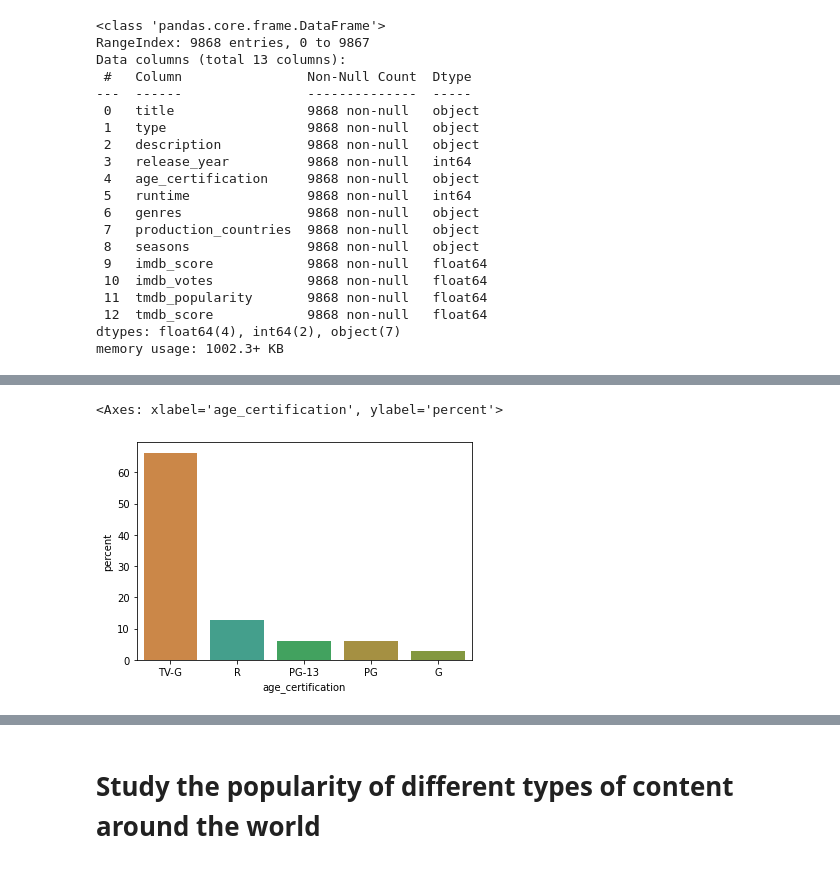
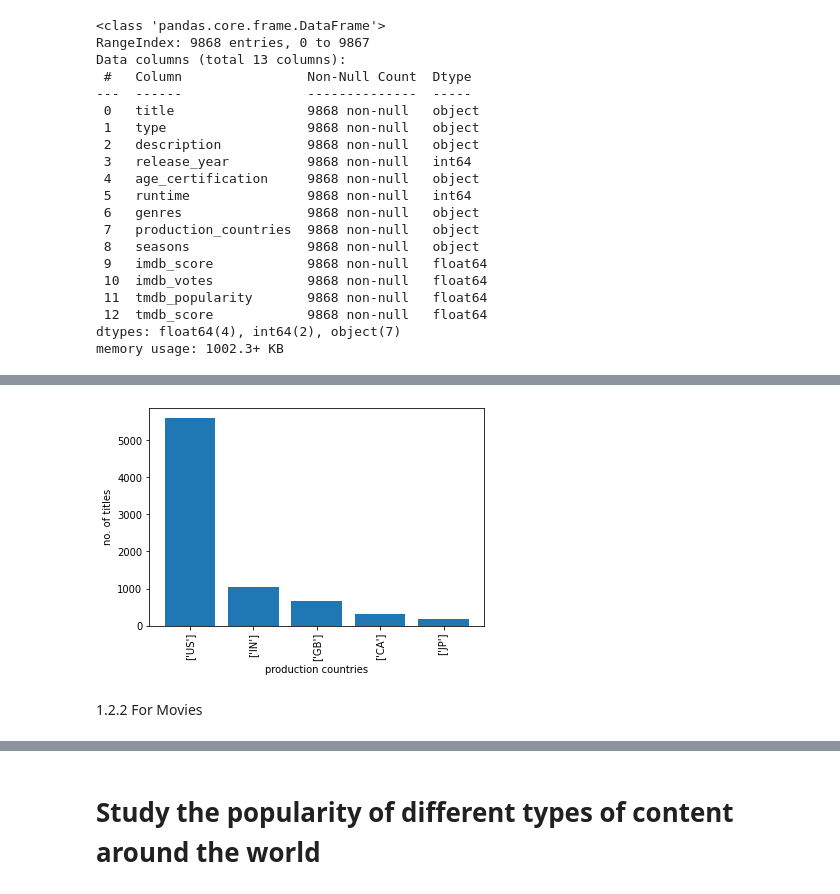
Before and after one commit to Mangeshgp14/OTT-Platform-Business-Analysis, a Jupyter notebook: Python (Pandas) Data Analysis .ipynb, the cells around one changed output, grey strips where cells are left out. Cells and saved outputs as stored; diff of their text form; code cells hidden in the pictures.

```diff
--- a/Python (Pandas) Data Analysis .ipynb
+++ b/Python (Pandas) Data Analysis .ipynb
@@ -68,3 +70,4 @@ memory usage: 1002.3+ KB
 # %%
-sns.countplot(x='production_countries', data = df,order = df['production_countries'].value_counts().index[:8] ,
-              linewidth =5 , hue = 'production_countries',stat="percent")
+df_pc_grp = df.groupby('production_countries')
+df_pc_grp = df_pc_grp[['title']].nunique().reset_index()
+df_pc_grp = df_pc_grp.sort_values('title', ascending = False).iloc[0:5]
@@ -80,6 +74,10 @@ sns.countplot(x='genres', data = df,order = df['genres'].value_counts().index[:5
-# %%
-sns.countplot(x='age_certification', data = df,order = df['age_certification'].value_counts().index[:5] ,
-              linewidth =5 , hue = 'age_certification',stat="percent")
-# %% [output]
-<Axes: xlabel='age_certification', ylabel='percent'>
-[figure, removed]
+# %%
+plt.bar(x = df_pc_grp['production_countries'] , height = df_pc_grp['title'])
+plt.xticks(rotation = 90)
+plt.xlabel('production countries')
+plt.ylabel('no. of titles')
+plt.show()
+# %% [output]
+[figure, added]
+# %% [markdown]
+1.2.2 For Movies
```
Also changed, not shown: parts of 64 cells of this notebook.
